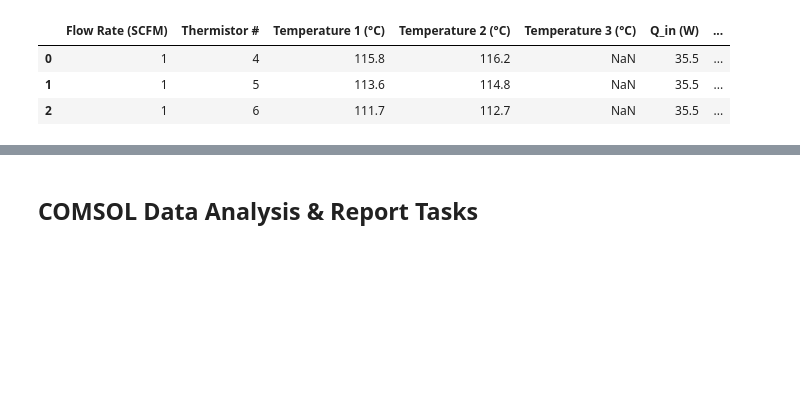
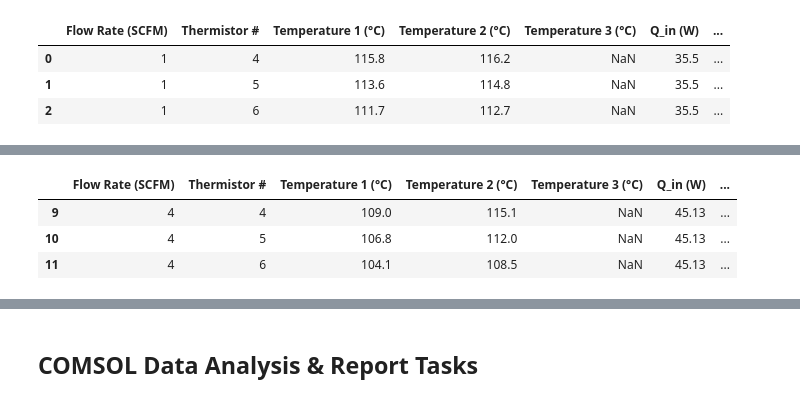
Before and after one commit to rahilisashaik/cbe154, a Jupyter notebook: heat-transfer-2/updated_HT_data_analysis.ipynb, the cells around one changed output, grey strips where cells are left out. Drawn from its saved outputs; the diff is of its cells as text; code cells hidden in the pictures; blank space fills up the shorter version.

```diff
--- a/heat-transfer-2/updated_HT_data_analysis.ipynb
+++ b/heat-transfer-2/updated_HT_data_analysis.ipynb
@@ -336,0 +336,8 @@ df_4["R_nylon (K/W)"] = (df_4["T_nylon (K)"] - T_air) / df_4["Q_rad (W)"]
+# %%
+R_brass_cond = np.log((rod_diam / 2) / (rod_diam / 2)) / (2 * np.pi * k_brass * rod_length)
+R_nylon_cond = np.log( (nylon_rad / 2) / (rod_diam / 2)) / (2 * np.pi * k_nylon * rod_length)
+
+df_1["R_conv (K/W)"] = 1 / (df_1["h_conv (W/m^2 K)"] * 2 * np.pi * (rod_diam / 2) * rod_length)
+df_2["R_conv (K/W)"] = 1 / (df_2["h_conv (W/m^2 K)"] * 2 * np.pi * (rod_diam / 2) * rod_length)
+df_3["R_conv (K/W)"] = 1 / (df_3["h_conv (W/m^2 K)"] * 2 * np.pi * (rod_diam / 2) * rod_length)
+df_4["R_conv (K/W)"] = 1 / (df_4["h_conv (W/m^2 K)"] * 2 * np.pi * (rod_diam / 2) * rod_length)
@@ -336,0 +346,5 @@ df_4["R_nylon (K/W)"] = (df_4["T_nylon (K)"] - T_air) / df_4["Q_rad (W)"]
+# %%
+df_1["U (W / m^2 K)"] = 1 / ((df_1["R_conv (K/W)"] + R_brass_cond + R_nylon_cond) * 2 * np.pi * (rod_diam / 2) * rod_length)
+df_2["U (W / m^2 K)"] = 1 / ((df_2["R_conv (K/W)"] + R_brass_cond + R_nylon_cond) * 2 * np.pi * (rod_diam / 2) * rod_length)
+df_3["U (W / m^2 K)"] = 1 / ((df_3["R_conv (K/W)"] + R_brass_cond + R_nylon_cond) * 2 * np.pi * (rod_diam / 2) * rod_length)
+df_4["U (W / m^2 K)"] = 1 / ((df_4["R_conv (K/W)"] + R_brass_cond + R_nylon_cond) * 2 * np.pi * (rod_diam / 2) * rod_length)
@@ -346,5 +371,0 @@ convective resistance:
-# %%
-df_1["R_conv (K/W)"] = (intercept_1 - T_air_jet) / df_1["Q_rad (W)"]
-df_2["R_conv (K/W)"] = (intercept_2 - T_air_jet) / df_2["Q_rad (W)"]
-df_3["R_conv (K/W)"] = (intercept_3 - T_air_jet) / df_3["Q_rad (W)"]
-df_4["R_conv (K/W)"] = (intercept_4 - T_air_jet) / df_4["Q_rad (W)"]
@@ -353,5 +371,0 @@ $$ \frac{1}{U} = R_{brass} + R_{nylon} + R_{conv} $$
-# %%
-df_1["U (W / m^2 K)"] = (df_1["R_brass (K/W)"] + df_1["R_nylon (K/W)"] + df_1["R_conv (K/W)"]) ** -1
-df_2["U (W / m^2 K)"] = (df_2["R_brass (K/W)"] + df_2["R_nylon (K/W)"] + df_2["R_conv (K/W)"]) ** -1
-df_3["U (W / m^2 K)"] = (df_3["R_brass (K/W)"] + df_3["R_nylon (K/W)"] + df_3["R_conv (K/W)"]) ** -1
-df_4["U (W / m^2 K)"] = (df_4["R_brass (K/W)"] + df_4["R_nylon (K/W)"] + df_4["R_conv (K/W)"]) ** -1
@@ -399,0 +416,7 @@ df_4[["U (W / m^2 K)", "h_conv (W/m^2 K)"]]
+# %%
+df_4
+# %% [output]
+|  | Flow Rate (SCFM) | Thermistor # | Temperature 1 (°C) | Temperature 2 (°C) | Temperature 3 (°C) | Q_in (W) | ... |
+| 9 | 4 | 4 | 109.0 | 115.1 | NaN | 45.13 | ... |
+| 10 | 4 | 5 | 106.8 | 112.0 | NaN | 45.13 | ... |
+| 11 | 4 | 6 | 104.1 | 108.5 | NaN | 45.13 | ... |
```
Also changed, not shown: parts of 56 cells of this notebook, 4 other files.
